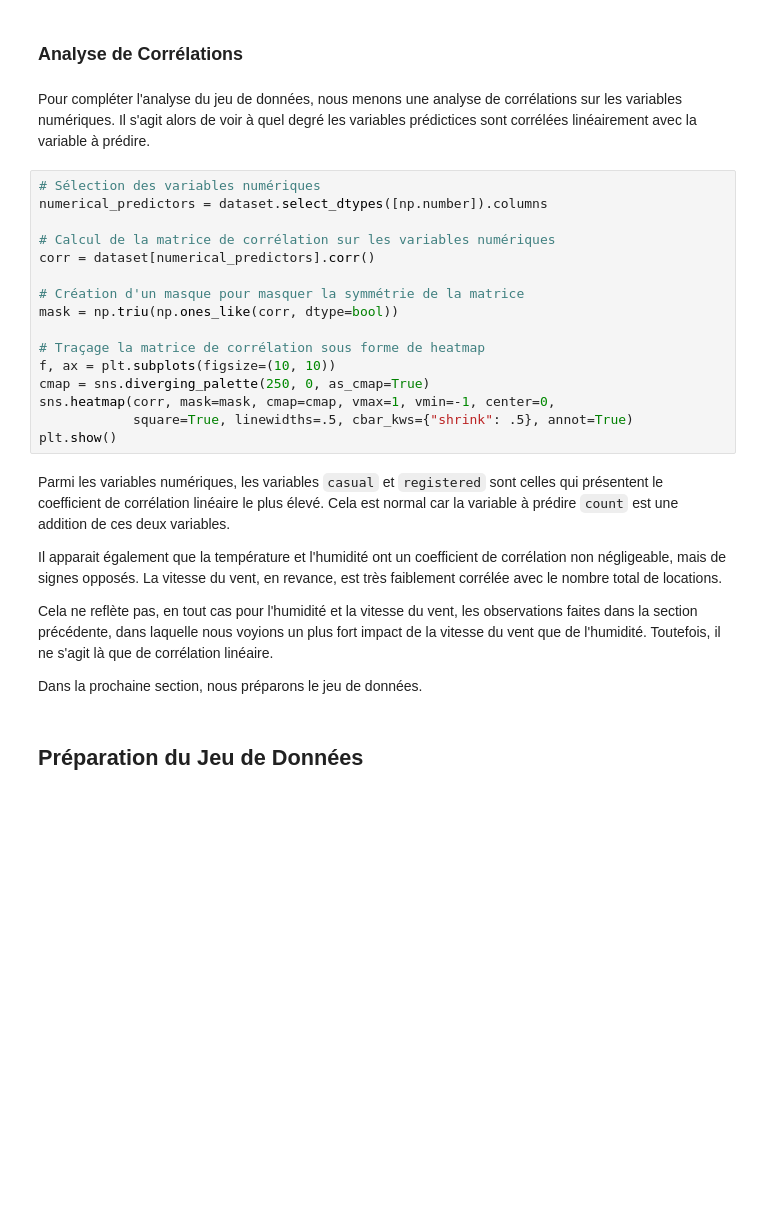
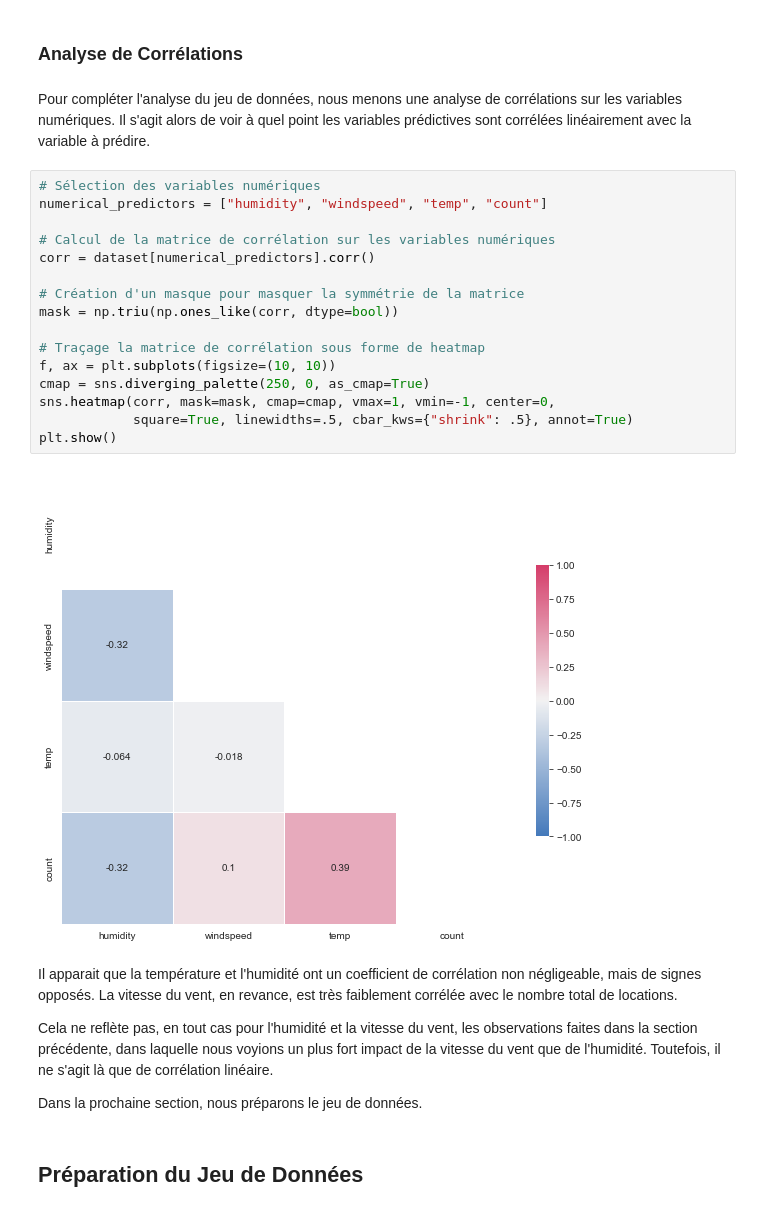
Before and after one commit to Antoine101/Bike-Sharing-Demand, a Jupyter notebook: Bike Sharing Demand.ipynb, the cells around one changed output. Saved outputs shown, nothing was run; the diff lists cells and outputs as text; blank space fills up the shorter version.

```diff
--- a/Bike Sharing Demand.ipynb
+++ b/Bike Sharing Demand.ipynb
@@ -255,30 +352,29 @@ Dans la prochaine section, nous menons une étude de corrélations sur le jeu d'
 # %% [markdown]
 ### Analyse de Corrélations
 # %% [markdown]
-Pour compléter l'analyse du jeu de données, nous menons une analyse de corrélations sur les variables numériques. Il s'agit alors de voir à quel degré les variables prédictices sont corrélées linéairement avec la variable à prédire.
+Pour compléter l'analyse du jeu de données, nous menons une analyse de corrélations sur les variables numériques. Il s'agit alors de voir à quel point les variables prédictives sont corrélées linéairement avec la variable à prédire.
 # %%
 # Sélection des variables numériques
-numerical_predictors = dataset.select_dtypes([np.number]).columns
+numerical_predictors = ["humidity", "windspeed", "temp", "count"]
 
 # Calcul de la matrice de corrélation sur les variables numériques
 corr = dataset[numerical_predictors].corr()
 
 # Création d'un masque pour masquer la symmétrie de la matrice
 mask = np.triu(np.ones_like(corr, dtype=bool))
 
 # Traçage la matrice de corrélation sous forme de heatmap
 f, ax = plt.subplots(figsize=(10, 10))
 cmap = sns.diverging_palette(250, 0, as_cmap=True)
 sns.heatmap(corr, mask=mask, cmap=cmap, vmax=1, vmin=-1, center=0,
             square=True, linewidths=.5, cbar_kws={"shrink": .5}, annot=True)
 plt.show()
+# %% [output]
+[figure, added]
 # %% [markdown]
-Parmi les variables numériques, les variables `casual` et `registered` sont celles qui présentent le coefficient de corrélation linéaire le plus élevé. Cela est normal car la variable à prédire `count` est une addition de ces deux variables.
+Il apparait que la température et l'humidité ont un coefficient de corrélation non négligeable, mais de signes opposés. La vitesse du vent, en revance, est très faiblement corrélée avec le nombre total de locations.
 
-Il apparait également que la température et l'humidité ont un coefficient de corrélation non négligeable, mais de signes opposés. La vitesse du vent, en revance, est très faiblement corrélée avec le nombre total de locations.
-
-Cela ne reflète pas, en tout cas pour l'humidité et la vitesse du vent, les observations faites dans la section précédente, dans laquelle nous voyions un plus fort impact de la vitesse du vent que de l'humidité.
-Toutefois, il ne s'agit là que de corrélation linéaire.
+Cela ne reflète pas, en tout cas pour l'humidité et la vitesse du vent, les observations faites dans la section précédente, dans laquelle nous voyions un plus fort impact de la vitesse du vent que de l'humidité. Toutefois, il ne s'agit là que de corrélation linéaire.
 
 Dans la prochaine section, nous préparons le jeu de données.
 # %% [markdown]
```
Also changed, not shown: parts of 81 cells of this notebook, 2 other files.
